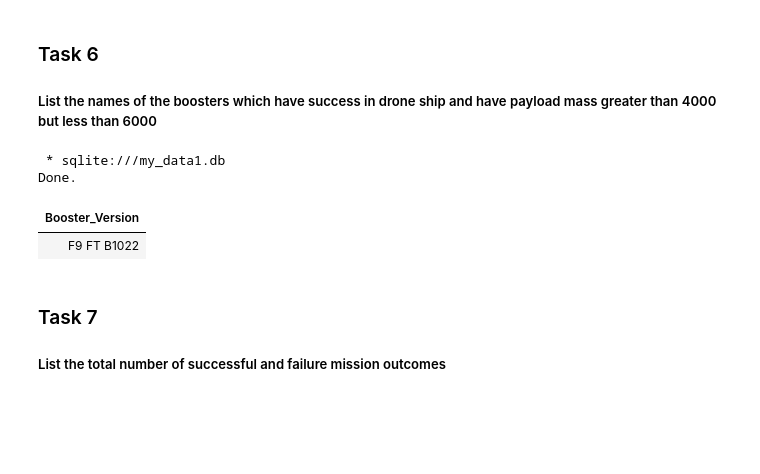
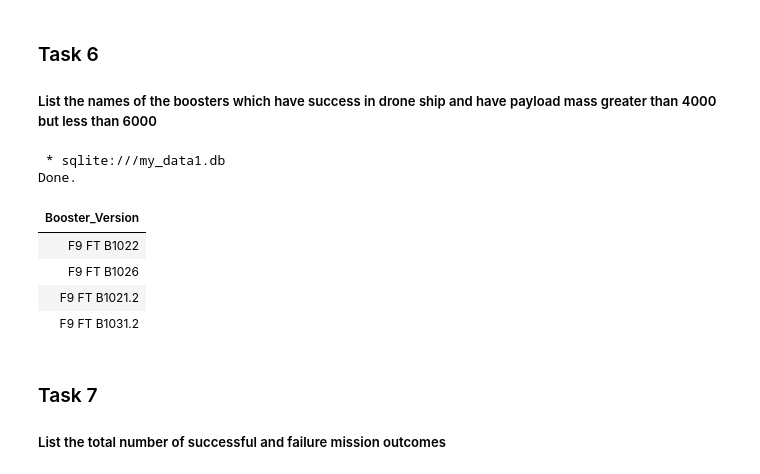
Before and after one commit to 96092314166/IBM-Machine-Learning-Course, a Jupyter notebook: jupyter-labs-eda-sql-coursera_sqllite (1).ipynb, the cells around one changed output. Saved outputs shown, nothing was run; the diff lists cells and outputs as text; code cells hidden in the pictures; blank space fills up the shorter version.

```diff
--- a/jupyter-labs-eda-sql-coursera_sqllite (1).ipynb
+++ b/jupyter-labs-eda-sql-coursera_sqllite (1).ipynb
@@ -214,13 +215,15 @@ Done.
 # %%
 %%sql
 select Booster_Version from SPACEXTABLE
-where Booster_Version == (select Booster_Version from SPACEXTABLE
-                          where Landing_Outcome == 'Success (drone ship)' and PAYLOAD_MASS__KG_ between 4000 and 6000)
+where Landing_Outcome == 'Success (drone ship)' and PAYLOAD_MASS__KG_ between 4000 and 6000
 # %% [output]
  * sqlite:///my_data1.db
 Done.
 | Booster_Version |
 | F9 FT B1022 |
+| F9 FT B1026 |
+| F9 FT B1021.2 |
+| F9 FT B1031.2 |
 # %% [markdown]
 ### Task 7
 
```
Also changed, not shown: parts of 3 cells of this notebook.
